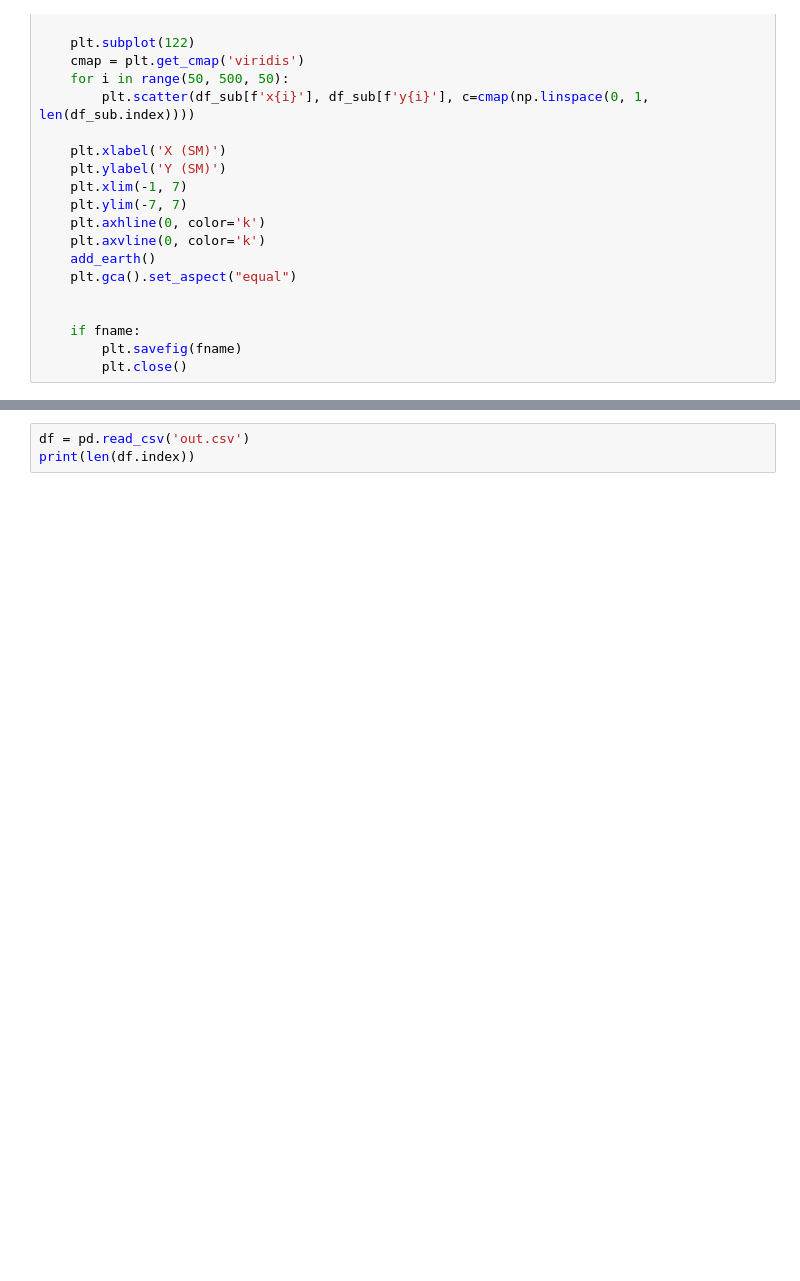
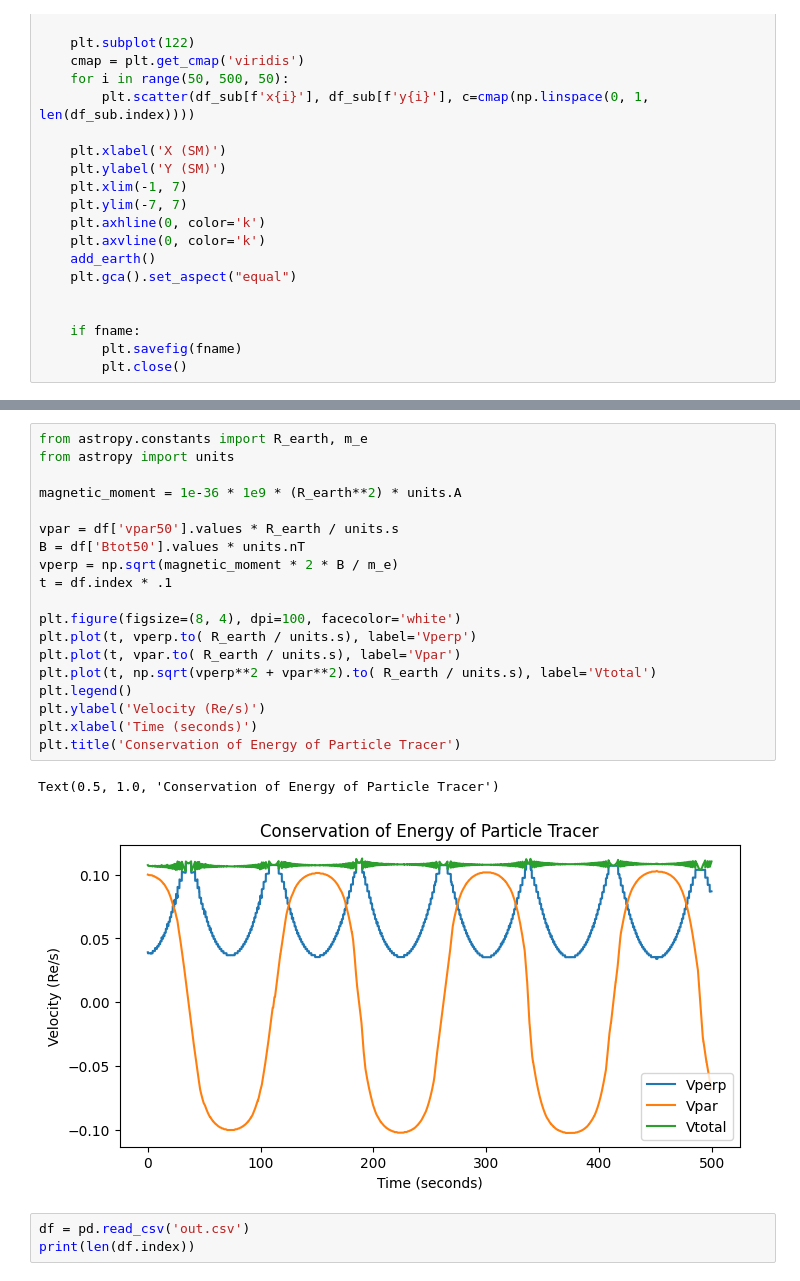
Before and after one commit to ddasilva/disco, a Jupyter notebook: Visualize.ipynb, the cells around one changed output, grey strips where cells are left out. Saved outputs shown, nothing was run; the diff lists cells and outputs as text; blank space fills up the shorter version.

Commit message:
Test conservation of energ

```diff
--- a/Visualize.ipynb
+++ b/Visualize.ipynb
@@ -43,3 +53,25 @@ def plot(df_sub, fname=None):
+# %%
+from astropy.constants import R_earth, m_e
+from astropy import units
+
+magnetic_moment = 1e-36 * 1e9 * (R_earth**2) * units.A
+
+vpar = df['vpar50'].values * R_earth / units.s
+B = df['Btot50'].values * units.nT
+vperp = np.sqrt(magnetic_moment * 2 * B / m_e)
+t = df.index * .1
+
+plt.figure(figsize=(8, 4), dpi=100, facecolor='white')
+plt.plot(t, vperp.to( R_earth / units.s), label='Vperp')
+plt.plot(t, vpar.to( R_earth / units.s), label='Vpar')
+plt.plot(t, np.sqrt(vperp**2 + vpar**2).to( R_earth / units.s), label='Vtotal')
+plt.legend()
+plt.ylabel('Velocity (Re/s)')
+plt.xlabel('Time (seconds)')
+plt.title('Conservation of Energy of Particle Tracer')
+# %% [output]
+Text(0.5, 1.0, 'Conservation of Energy of Particle Tracer')
+[figure, added]
 # %%
 df = pd.read_csv('out.csv')
 print(len(df.index))
```
Also changed, not shown: parts of 1 cell of this notebook.
